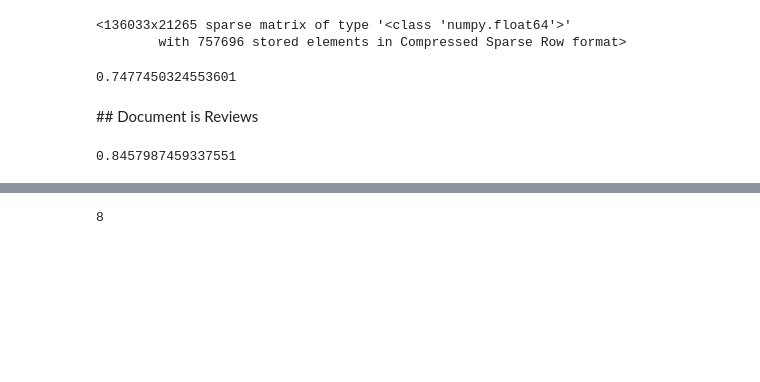
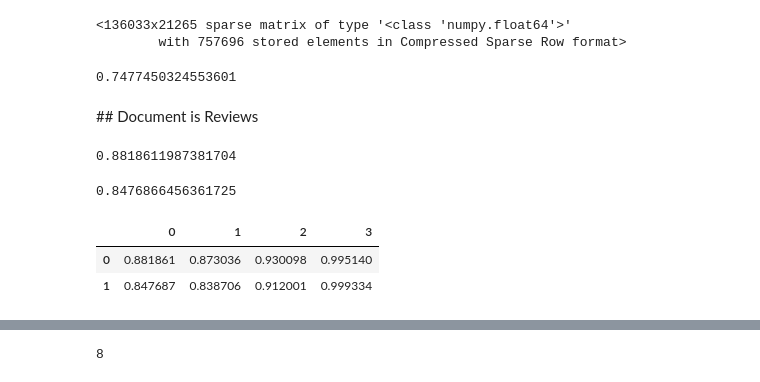
Before and after one commit to metinsenturk/review-analysis, a Jupyter notebook: notebooks/models/1.1-sentimentmodeling.ipynb, the cells around one changed output, grey strips where cells are left out. Saved outputs shown, nothing was run; the diff lists cells and outputs as text; code cells hidden in the pictures; blank space fills up the shorter version.

Commit message:
nbs updated and sentiment folders added.

```diff
--- a/notebooks/models/1.1-sentimentmodeling.ipynb
+++ b/notebooks/models/1.1-sentimentmodeling.ipynb
@@ -101,11 +113,5 @@ print(np.mean(predicted == y))
 # %%
-from sklearn.pipeline import Pipeline
-from sklearn.feature_extraction.text import TfidfTransformer
-from sklearn.feature_extraction.text import CountVectorizer
 from sklearn.linear_model import SGDClassifier
-
-X = df.norm_tokens_doc.apply(lambda x: ' '.join(chain(*x)))
-y = df.sentiment
 
 pipe = Pipeline([
     ('vect', CountVectorizer()),
@@ -114,7 +120,7 @@ pipe = Pipeline([
                           alpha=1e-3, random_state=100, max_iter=10, tol=0.05))])
 
 pipe.fit(X, y)
-predicted = pipe.predict(X)
-print(np.mean(predicted == y))
+sgd_pred = pipe.predict(X)
+print(np.mean(sgd_pred == y))
 # %% [output]
-0.8457987459337551
+0.8818611987381704
@@ -120,0 +129,26 @@ print(np.mean(predicted == y))
+# %%
+from sklearn.naive_bayes import MultinomialNB
+pipe = Pipeline([
+    ('vect', CountVectorizer()),
+    ('tfidf', TfidfTransformer()),
+    ('clf', MultinomialNB())
+])
+
+pipe.fit(X, y)
+mnb_pred = pipe.predict(X)
+print(np.mean(mnb_pred == y))
+# %% [output]
+0.8476866456361725
+# %%
+results = []
+for i in [sgd_pred, mnb_pred]:
+    acc = accuracy_score(y, i)
+    pre = precision_score(y, i)
+    flc = f1_score((y, i)
+    rec = recall_score(y, i, pos_label=1)
+    results.append((acc, pre, flc, rec))
+pd.DataFrame(results)
+# %% [output]
+|  | 0 | 1 | 2 | 3 |
+| 0 | 0.881861 | 0.873036 | 0.930098 | 0.995140 |
+| 1 | 0.847687 | 0.838706 | 0.912001 | 0.999334 |
```
Also changed, not shown: parts of 4 cells of this notebook, 6 other files.
